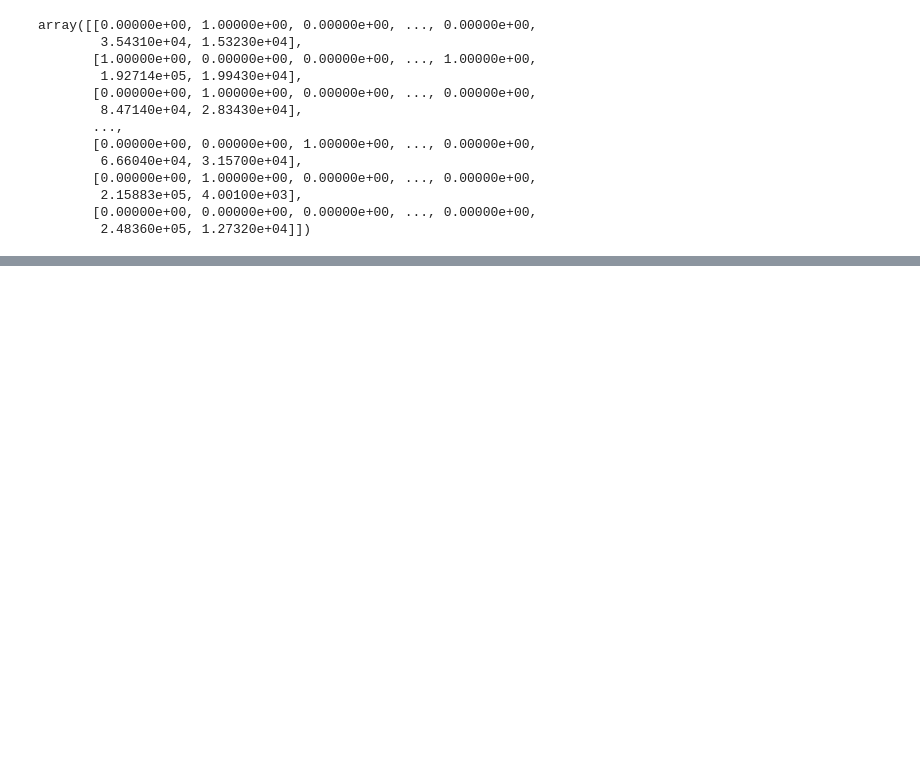
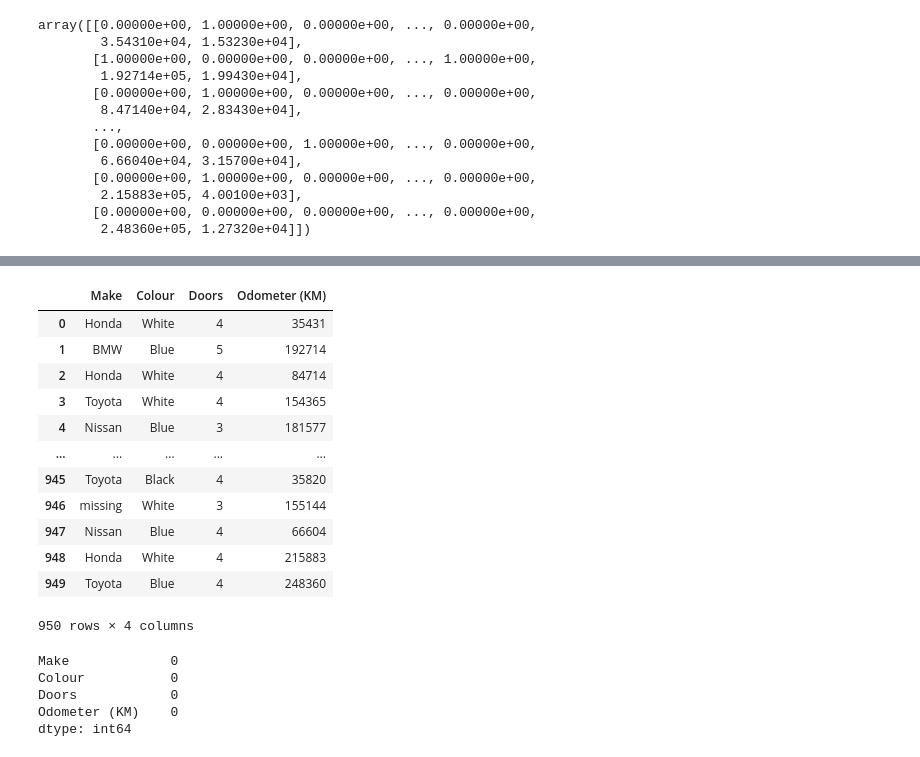
Before and after one commit to MalikHak/Data-Science, a Jupyter notebook: Scikit-Learn.ipynb, the cells around one changed output, grey strips where cells are left out. Drawn from its saved outputs; the diff is of its cells as text; code cells hidden in the pictures; blank space fills up the shorter version.

Commit message:
Add files via upload
Filling Missing Values With Sklearn

```diff
--- a/Scikit-Learn.ipynb
+++ b/Scikit-Learn.ipynb
@@ -240,0 +289,37 @@ Fill Missing Values With SciKit Learn
+# %%
+#Split into X and Y
+
+x = car_Sales_missing_Values.drop("Price",axis =1)
+y= car_Sales_missing_Values["Price"]
+# %%
+# Filling Missing Values with SciKet Learn
+
+from sklearn.impute import SimpleImputer
+from sklearn.compose import ColumnTransformer
+
+# Filling Categorical Values with 'Missing' & Numeric Values with Mean
+
+cat_imputer = SimpleImputer(strategy="constant",fill_value = "missing")
+door_imputer = SimpleImputer(strategy="constant",fill_value = 4)
+num_imputer = SimpleImputer(strategy="mean")
+
+
+#Define Columns
+
+cat_features = ["Make","Colour"]
+door_features = ["Doors"]
+num_features = ["Odometer (KM)"]
+
+# Creating an Imputer Something that Fill Missing Values
+
+imputer = ColumnTransformer([
+    ("cat_imputer",cat_imputer,cat_features),
+     ("door_imputer",door_imputer,door_features),
+     ("num_imputer",num_imputer,num_features)
+])
+
+# Transform The Data
+
+
+filled_x = imputer.fit_transform(x)
+filled_x
@@ -240,0 +334,28 @@ Fill Missing Values With SciKit Learn
+# %%
+# Change it to a Data Frame
+
+car_Sales_Filled = pd.DataFrame(filled_x,columns=["Make","Colour","Doors","Odometer (KM)"])
+# %%
+car_Sales_Filled
+# %% [output]
+|  | Make | Colour | Doors | Odometer (KM) |
+| 0 | Honda | White | 4 | 35431 |
+| 1 | BMW | Blue | 5 | 192714 |
+| 2 | Honda | White | 4 | 84714 |
+| 3 | Toyota | White | 4 | 154365 |
+| 4 | Nissan | Blue | 3 | 181577 |
+| ... | ... | ... | ... | ... |
+| 945 | Toyota | Black | 4 | 35820 |
+| 946 | missing | White | 3 | 155144 |
+| 947 | Nissan | Blue | 4 | 66604 |
+| 948 | Honda | White | 4 | 215883 |
+| 949 | Toyota | Blue | 4 | 248360 |
+950 rows × 4 columns
+# %%
+car_Sales_Filled.isna().sum()
+# %% [output]
+Make             0
+Colour           0
+Doors            0
+Odometer (KM)    0
+dtype: int64
```
Also changed, not shown: parts of 12 cells of this notebook.
